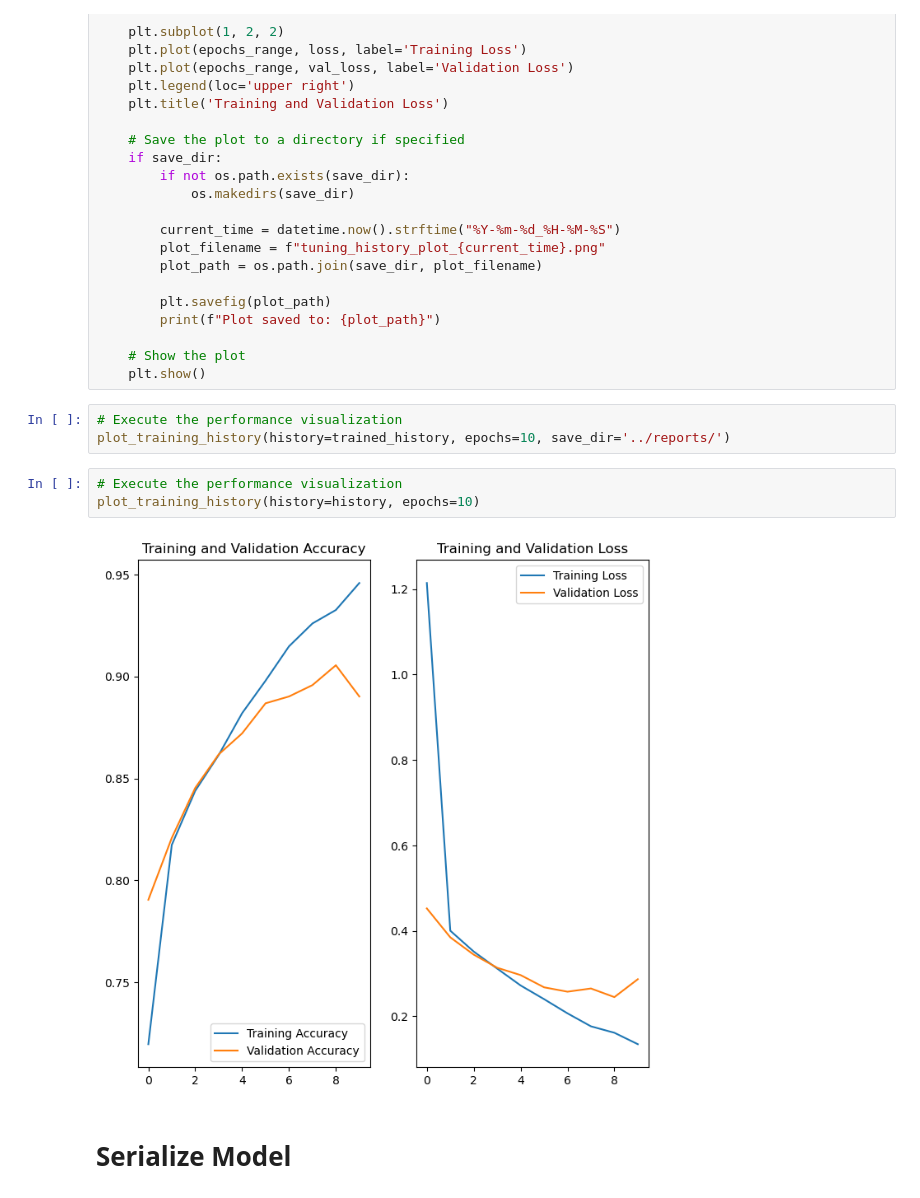
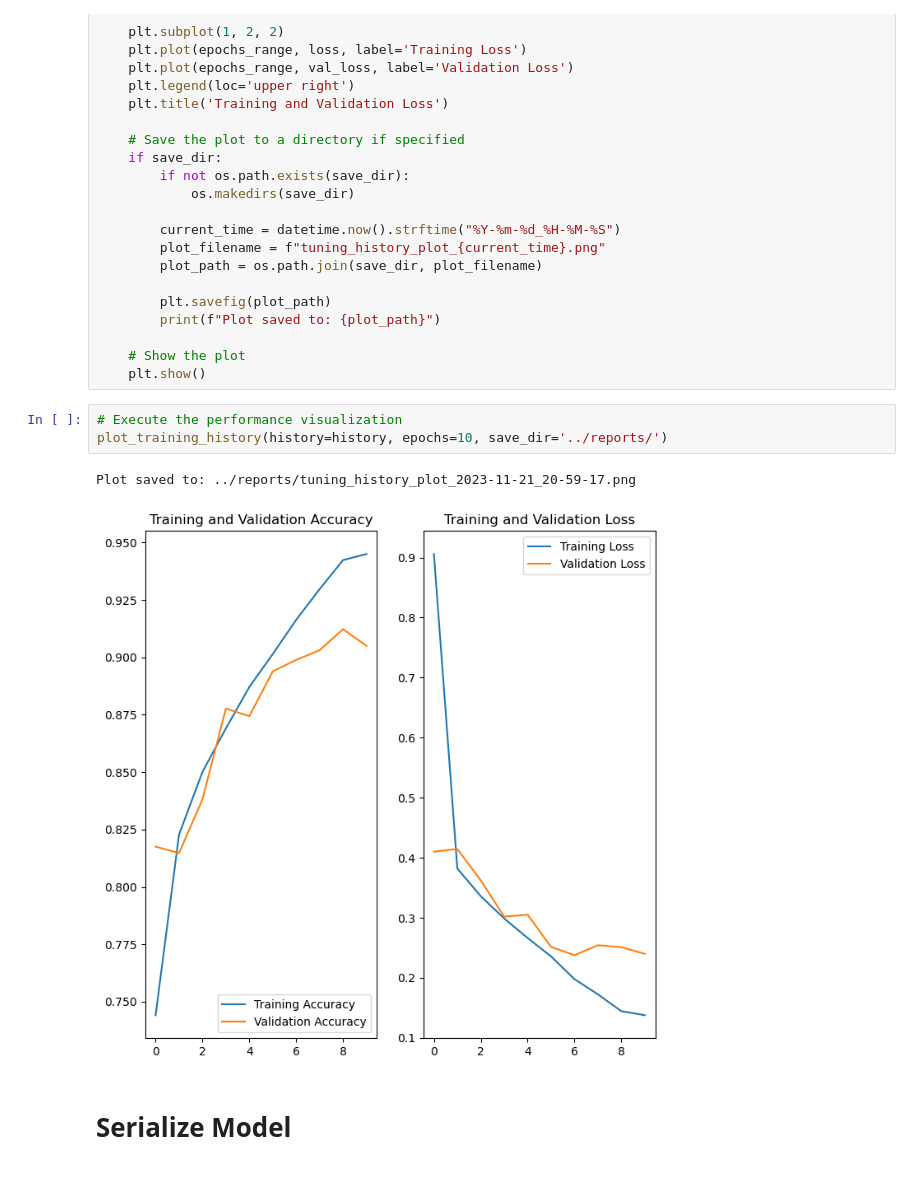
Before and after one commit to redhat-na-ssa/datasci-fingerprint, a Jupyter notebook: notebooks/03_model_tune_hand.ipynb, the cells around one changed output. Saved outputs shown, nothing was run; the diff lists cells and outputs as text.

```diff
--- a/notebooks/03_model_tune_hand.ipynb
+++ b/notebooks/03_model_tune_hand.ipynb
@@ -181,12 +221,10 @@ def plot_training_history(history, epochs, save_dir=None):
     plt.show()
 # %%
 # Execute the performance visualization
-plot_training_history(history=trained_history, epochs=10, save_dir='../reports/')
+plot_training_history(history=history, epochs=10, save_dir='../reports/')
+# %% [output]
+Plot saved to: ../reports/tuning_history_plot_2023-11-21_20-59-17.png
+[figure, added]
-# %%
-# Execute the performance visualization
-plot_training_history(history=history, epochs=10)
-# %% [output]
-[figure, removed]
 # %% [markdown]
 # Serialize Model
 # %%
```
Also changed, not shown: parts of 5 cells of this notebook, 1 other file.
